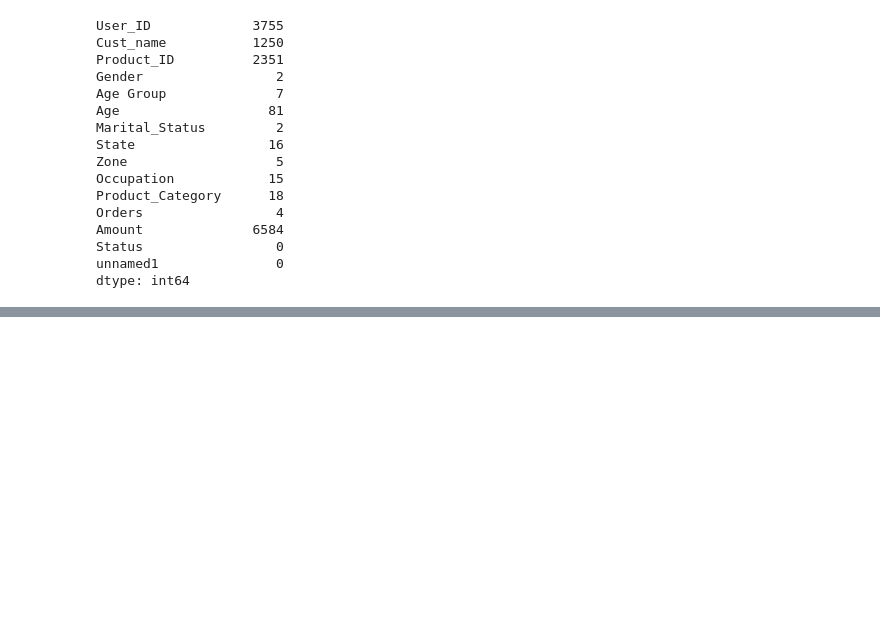
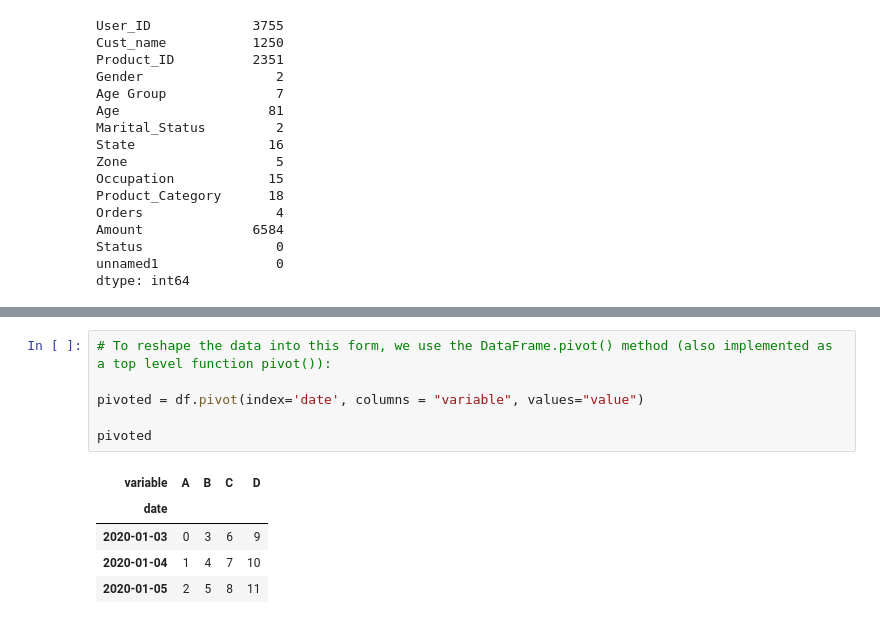
Before and after one commit to nitishrudra3510/Python_Learning, a Jupyter notebook: Libraries/Pandas/Advanced_Pandas.ipynb, the cells around one changed output, grey strips where cells are left out. Drawn from its saved outputs; the diff is of its cells as text; blank space fills up the shorter version.

```diff
--- a/Libraries/Pandas/Advanced_Pandas.ipynb
+++ b/Libraries/Pandas/Advanced_Pandas.ipynb
@@ -928,0 +949,12 @@ dtype: int64
+# %%
+# To reshape the data into this form, we use the DataFrame.pivot() method (also implemented as a top level function pivot()):
+
+pivoted = df.pivot(index='date', columns = "variable", values="value")
+
+pivoted
+# %% [output]
+| variable | A | B | C | D |
+| date |  |  |  |  |
+| 2020-01-03 | 0 | 3 | 6 | 9 |
+| 2020-01-04 | 1 | 4 | 7 | 10 |
+| 2020-01-05 | 2 | 5 | 8 | 11 |
```
Also changed, not shown: parts of 8 cells of this notebook.
